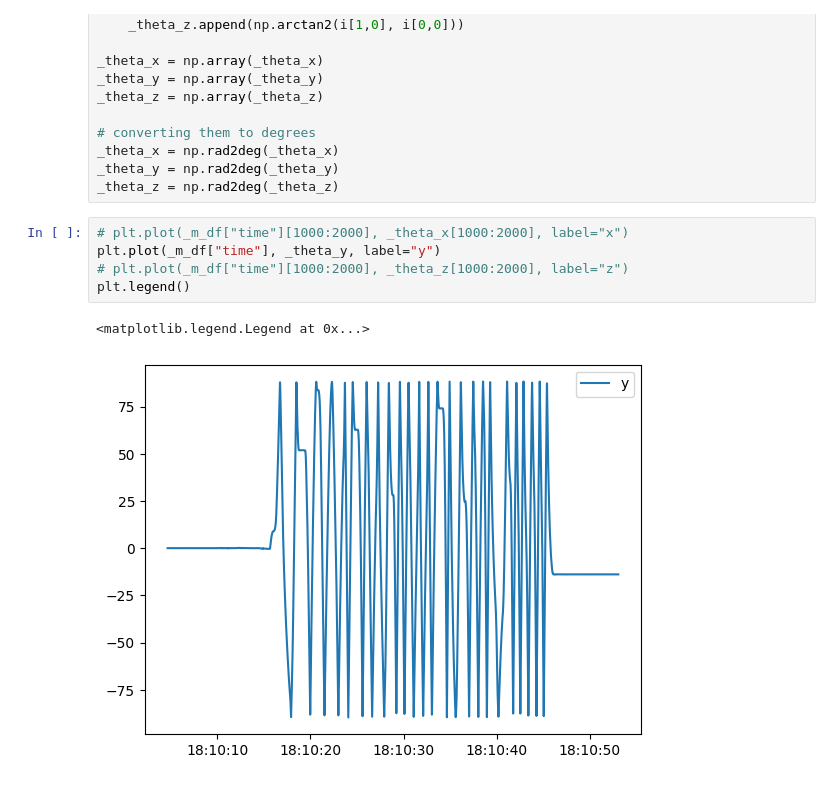
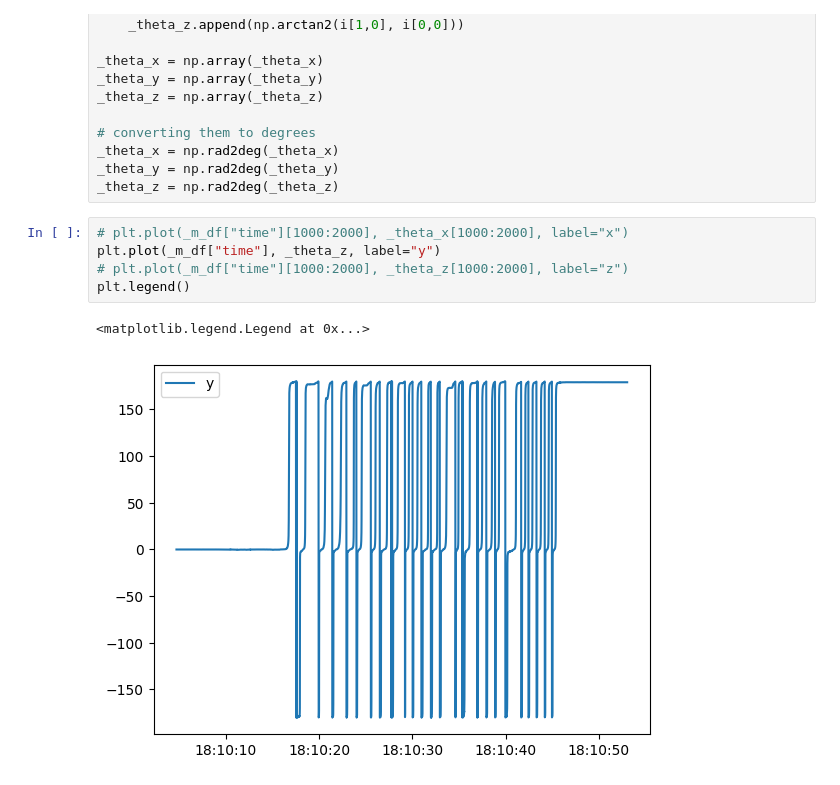
Before and after one commit to SujithChristopher/armbo_preliminary_work, a Jupyter notebook: simulation/ipy_notebooks/encoder_validation.ipynb, the cells around one changed output. Drawn from its saved outputs; the diff is of its cells as text.

```diff
--- a/simulation/ipy_notebooks/encoder_validation.ipynb
+++ b/simulation/ipy_notebooks/encoder_validation.ipynb
@@ -83,9 +102,9 @@ _theta_y = np.rad2deg(_theta_y)
 _theta_z = np.rad2deg(_theta_z)
 # %%
 # plt.plot(_m_df["time"][1000:2000], _theta_x[1000:2000], label="x")
-plt.plot(_m_df["time"], _theta_y, label="y")
+plt.plot(_m_df["time"], _theta_z, label="y")
 # plt.plot(_m_df["time"][1000:2000], _theta_z[1000:2000], label="z")
 plt.legend()
 # %% [output]
 <matplotlib.legend.Legend at 0x...>
-[figure, old version]
+[figure, new version]
```
Also changed, not shown: parts of 5 cells of this notebook, 3 other files.
